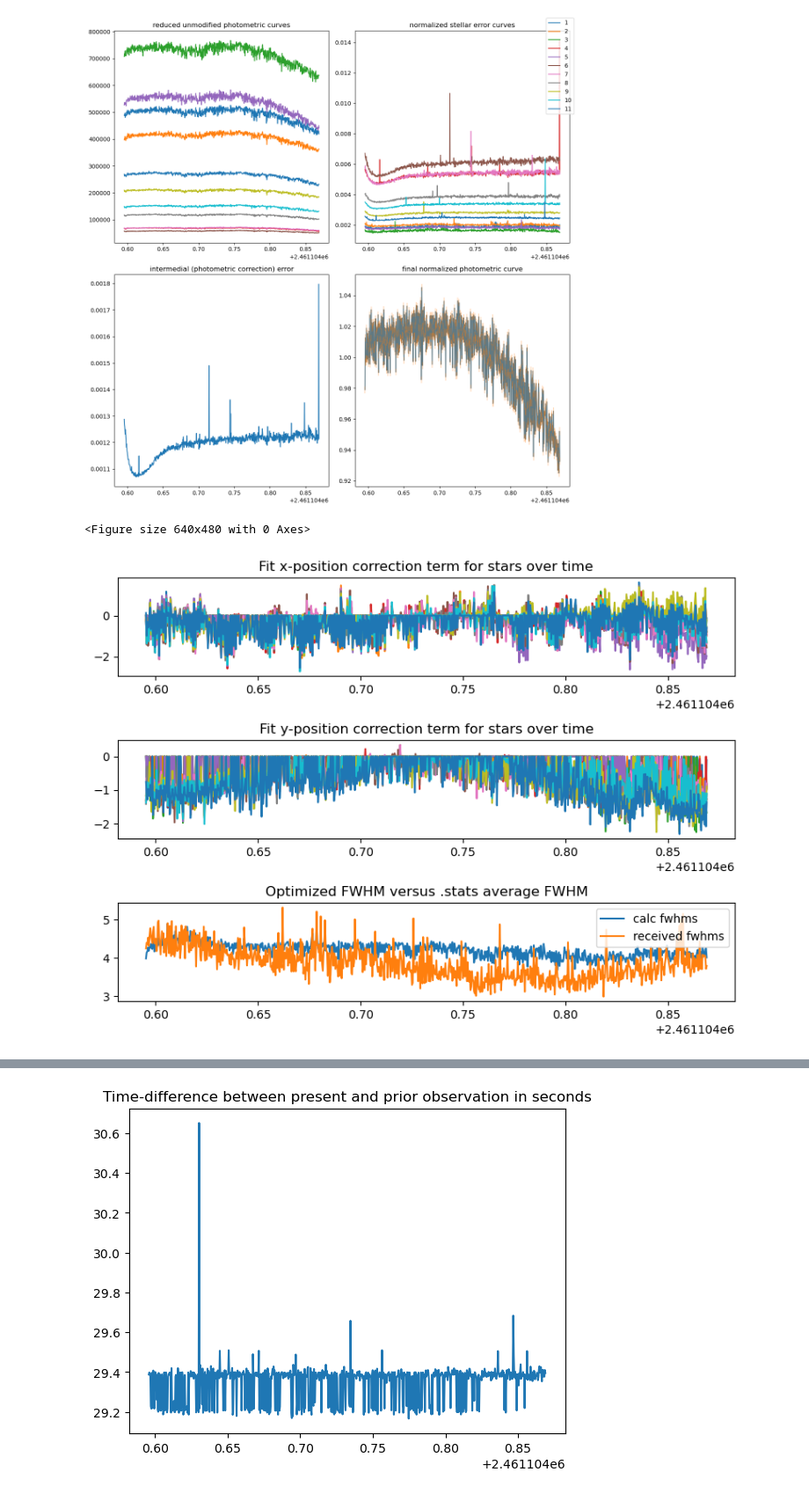
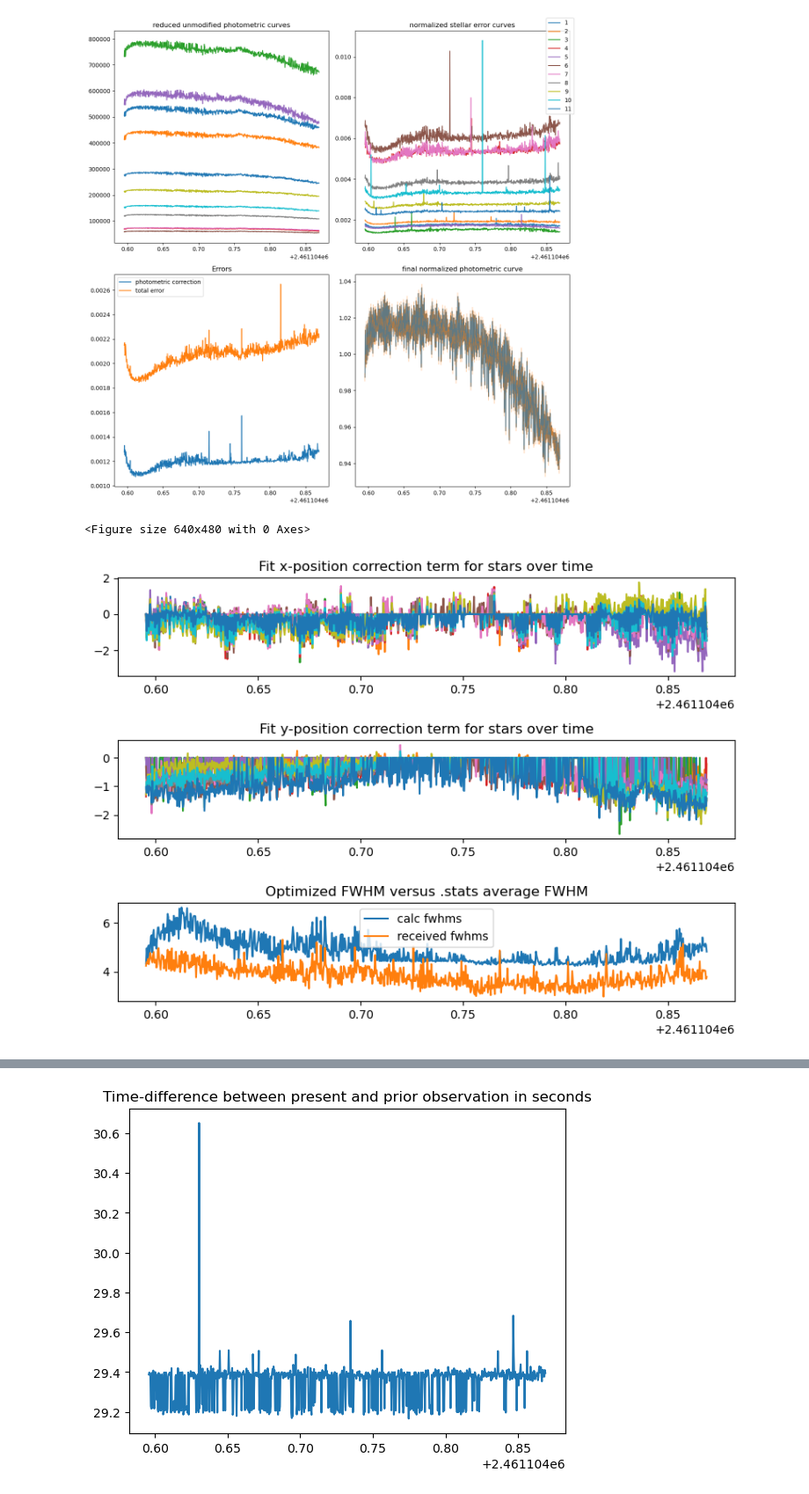
Before and after one commit to thomasnguyen21/astr302_pulsating_star, a Jupyter notebook: photometry.ipynb, the cells around one changed output, grey strips where cells are left out. Shown at 88% size. Saved outputs shown, nothing was run; the diff lists cells and outputs as text; code cells hidden in the pictures.

```diff
--- a/photometry.ipynb
+++ b/photometry.ipynb
@@ -30,7 +30,7 @@ def SNR (image, x_pos, y_pos, r): # we need this for the scipy optimize call
     sum_ap = aper.do_photometry(image)[0]
     sky_err = ap.ApertureStats(image, ann).std*np.sqrt(aper.area) # among other things, I hadn't done a sky substraction, which was messing up my error.
     # Ripped the previous calculations out and starting over again
-    SNR = sum_ap/(np.sqrt(sum_ap) + sky_err) # agh!! forgot the *sqrt(area)! Now it gives values similar to what Dr. Green recommended
+    SNR = sum_ap/np.sqrt(sum_ap + sky_err**2) # agh!! forgot the *sqrt(area)! Now it gives values similar to what Dr. Green recommended
 
     # it's giving an SNR of 6000 for default values and scipy is refusing to optimize. This can't be an accurate error. Urg.
     # let's work through this. sky_err is the standard deviation of the sky background (the bulk of which has been subtracted off, not affecting its std)
@@ -171,37 +171,39 @@ fig.legend()
 
 # relative photometry and error processing:
 stellar_means = np.mean(fluxes_arr[:,:,0], axis=0) # normalize each star relative to itself first. Scale both magnitude and errorbars by the same amount
 norm_stars = fluxes_arr/np.transpose([stellar_means,stellar_means]) # kind of janky because numpy cannot read my mind
 target_star = norm_stars[:,4,:] # fluxes and photometric error of target star
 other_stars = np.concatenate([norm_stars[:,:4,:], norm_stars[:,5:,:]], axis=1)
 phot_corr = np.mean(other_stars[:,:,0], axis=1) # the photometric correction factor = mean measured brightness of all calibration stars in that image
 ax[0,1].plot(HJD_arr, norm_stars[:,:,1])
 ax[0,1].set_title('normalized stellar error curves')
 
 # the error in the photometric correction factor is the propagated error from each data point, which is the sum in quadrature over the constant factor N
 # as per traditional Taylor error propagation. We do *not* need the standard error of the estimator sigma/sqrt(N) - technically, the mean isn't even the
 # ideal estimator for data points with known distributions, but suffice it to say we can be content with just the propagated error.
 plt.figure()
 #phot_sig = np.std(other_stars[:,:,0], axis=1)/np.sqrt(np.shape(other_stars)[1])
 err_phot = np.sqrt(np.sum(other_stars[:,:,1]**2, axis=1))/np.shape(other_stars)[1]
 #ax[1,0].plot(HJD_arr, err_prop)
-ax[1,0].plot(HJD_arr, err_phot)
-ax[1,0].set_title('intermedial (photometric correction) error')
+ax[1,0].plot(HJD_arr, err_phot, label='photometric correction')
+ax[1,0].set_title('Errors')
 
 # now, the final quantity is our star over the mean of every other star:
 corr_target = target_star[:,0]/phot_corr
 # the corresponding error, according to error prop, is y = u/v -> sy^2 = (su/v0)^2 + (-u0*sv/v0^2)^2 = ((su)^2 + (u0*sv/v0)^2)/v0^2
-tot_err = np.sqrt((target_star[:,1])**2 + (target_star[:,0]*err_phot/phot_corr)**2)/phot_corr
+tot_err = np.sqrt((target_star[:,1])**2 + (corr_target*err_phot)**2)/phot_corr
+ax[1,0].plot(HJD_arr, tot_err, label='total error')
+ax[1,0].legend()
 
 ax[1,1].plot(HJD_arr, corr_target)
 ax[1,1].errorbar(HJD_arr, corr_target, tot_err, alpha=0.3)
 #ax[1,1].set_xlim(0.65+2461104,0.75+2461104)
 ax[1,1].set_title('final normalized photometric curve')
 
 fig
 fig.tight_layout()
 # %% [output]
-[figure, old version]
+[figure, new version]
 <Figure size 640x480 with 0 Axes>
 # %%
 # read in FWHMs from 2m0753.stats for comparison
@@ -229,7 +231,7 @@ ax2[2].set_title('Optimized FWHM versus .stats average FWHM')
 ax2[2].legend()
 fig2.tight_layout()
 # %% [output]
-[figure, old version]
+[figure, new version]
 # %%
 # frequency analysis
 periodogram = ls(HJD_arr, corr_target, tot_err)
```
Also changed, not shown: parts of 11 cells of this notebook.
